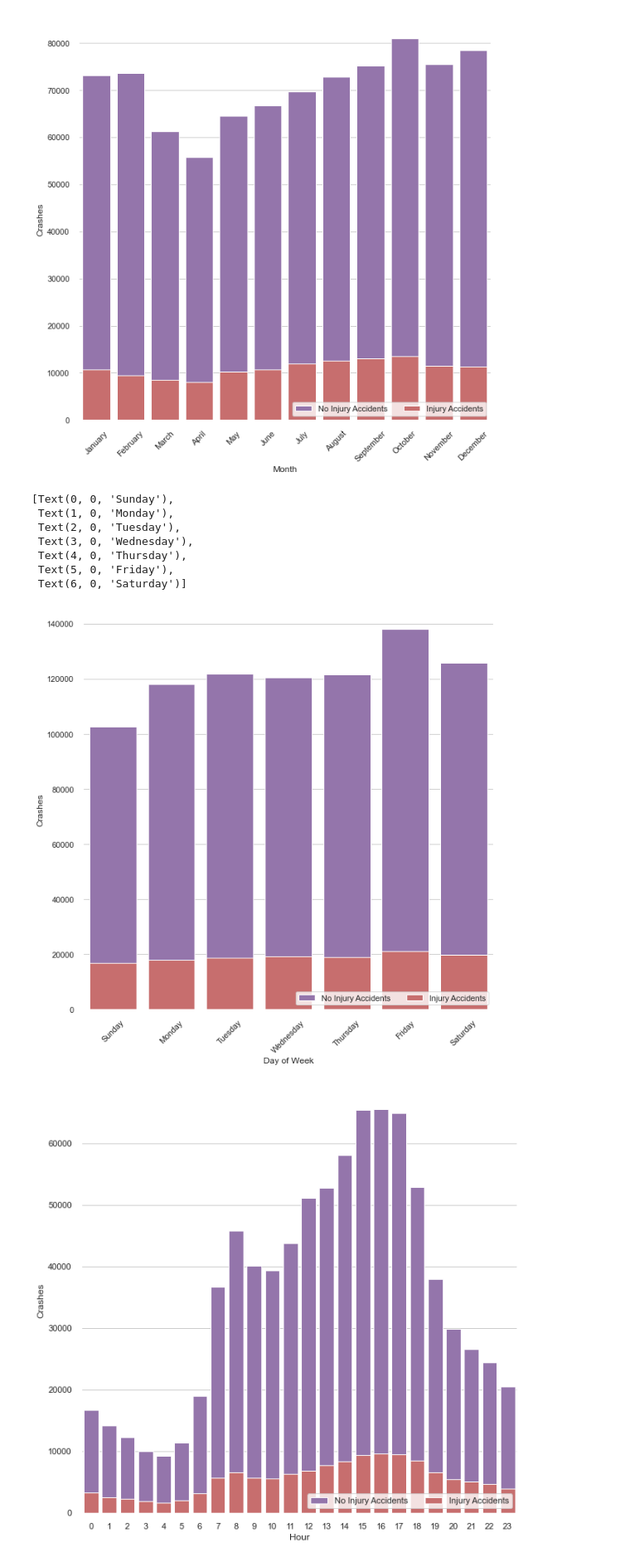
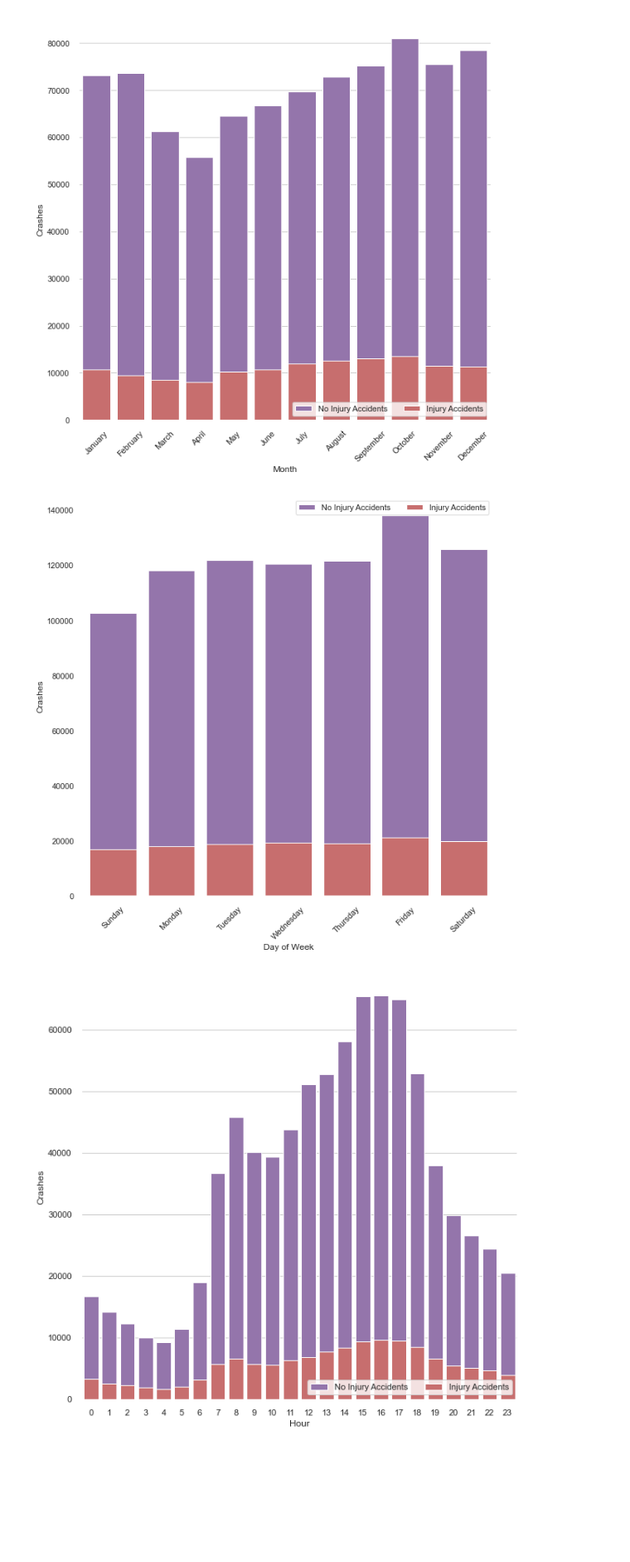
Before and after one commit to marcosvppfernandes/chicagoteam_quanggang, a Jupyter notebook: final_notebook.ipynb, the cells around one changed output. Shown at 83% size. Cells and saved outputs as stored; diff of their text form; code cells hidden in the pictures; blank space fills up the shorter version.

```diff
--- a/final_notebook.ipynb
+++ b/final_notebook.ipynb
@@ -217,40 +232,34 @@ sns.despine(left=True, bottom=True)
 # %%
 import calendar
 crash_no_inj = crashes[crashes['injuries_total'] == 0]
 crash_inj    = crashes[crashes['injuries_total'] > 0]
 
 crash_no_inj = crash_no_inj.groupby('crash_day_of_week').sum()
 crash_inj    = crash_inj.groupby('crash_day_of_week').sum()
 
 cni = crash_no_inj['num_units']
 cyi = crash_inj['num_units']
 
 cni = pd.DataFrame(cni)
 cyi = pd.DataFrame(cyi)
 
 f, ax = plt.subplots(figsize=(10, 10))
 
 sns.set_color_codes("muted")
 sns.barplot(x=cni.index, y="num_units", data=cni,
             label="No Injury Accidents", color="m")
 
 sns.set_color_codes("muted")
 sns.barplot(x=cyi.index, y="num_units", data=cyi,
             label="Injury Accidents", color="r")
 
-ax.legend(ncol=2, loc="lower right", frameon=True)
+ax.legend(ncol=2, loc="upper right", frameon=True)
 ax.set(ylabel="Crashes", xlabel="Day of Week")
 sns.despine(left=True, bottom=True)
 ax.set_xticklabels(list(calendar.day_name)[-1:]+list(calendar.day_name)[:6], rotation=45)
+sns.set(rc={'axes.facecolor':'white', 'figure.facecolor':'white'})
 # %% [output]
-[Text(0, 0, 'Sunday'),
- Text(1, 0, 'Monday'),
- Text(2, 0, 'Tuesday'),
- Text(3, 0, 'Wednesday'),
- Text(4, 0, 'Thursday'),
- Text(5, 0, 'Friday'),
- Text(6, 0, 'Saturday')]
-[figure, old version]
+[figure, new version]
 # %%
 crash_no_inj = crashes[crashes['injuries_total'] == 0]
 crash_inj    = crashes[crashes['injuries_total'] > 0]
```
Also changed, not shown: parts of 28 cells of this notebook, 6 other files.
